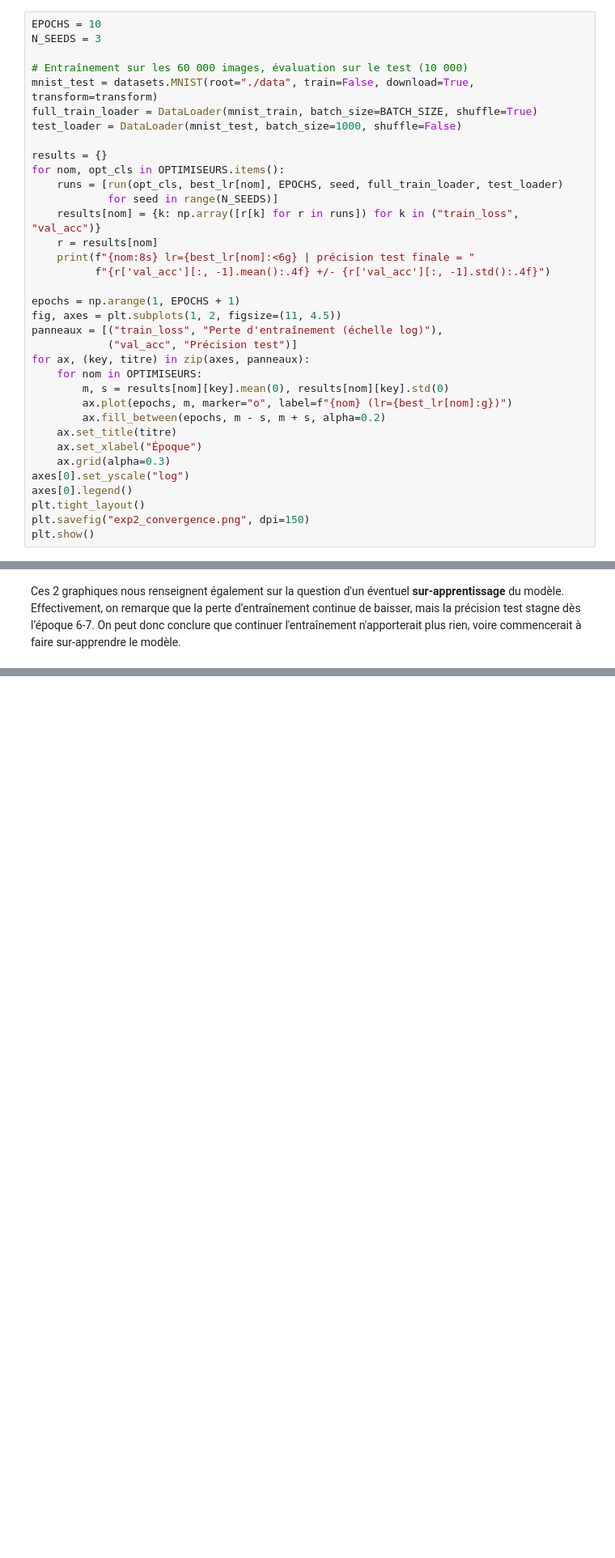
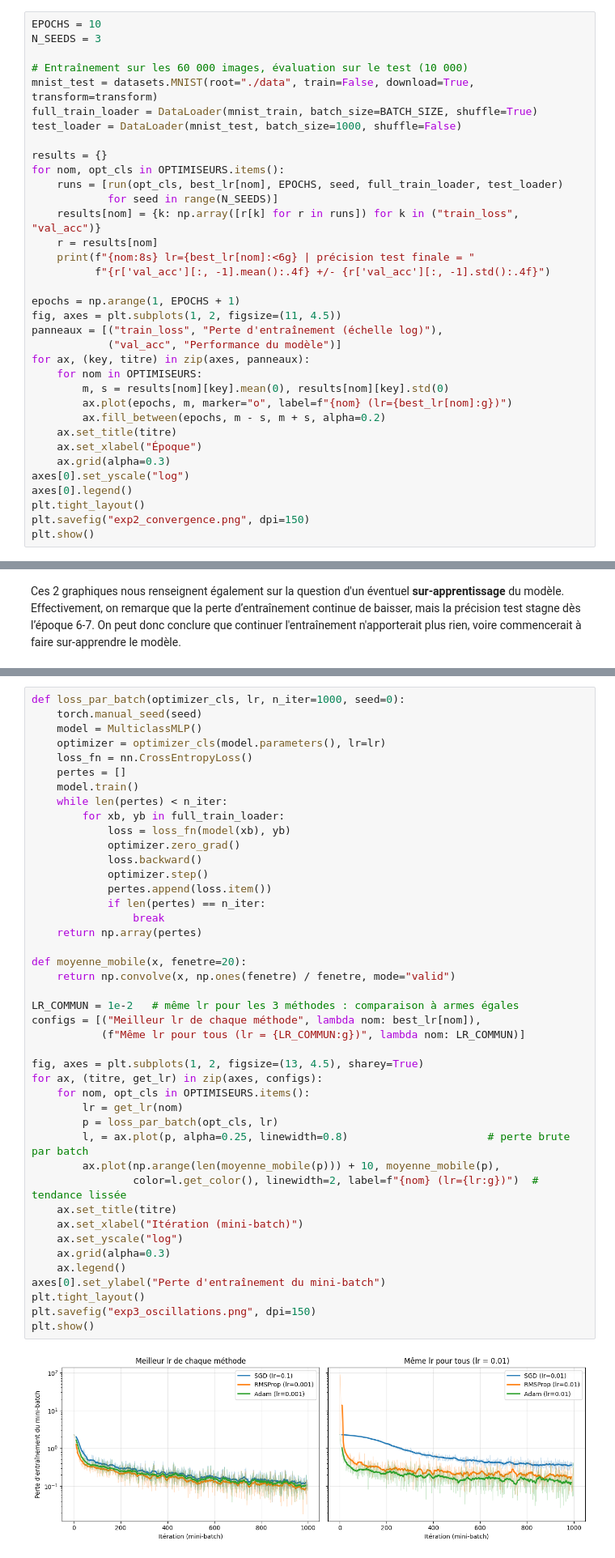
Before and after one commit to yunacann/Optimisation_projet, a Jupyter notebook: Projet.ipynb, the cells around one changed output, grey strips where cells are left out. Shown at 81% size. Drawn from its saved outputs; the diff is of its cells as text; blank space fills up the shorter version.

```diff
--- a/Projet.ipynb
+++ b/Projet.ipynb
@@ -130,7 +148,7 @@ for nom, opt_cls in OPTIMISEURS.items():
 epochs = np.arange(1, EPOCHS + 1)
 fig, axes = plt.subplots(1, 2, figsize=(11, 4.5))
 panneaux = [("train_loss", "Perte d'entraînement (échelle log)"),
-            ("val_acc", "Précision test")]
+            ("val_acc", "Performance du modèle")]
 for ax, (key, titre) in zip(axes, panneaux):
     for nom in OPTIMISEURS:
         m, s = results[nom][key].mean(0), results[nom][key].std(0)
@@ -185,0 +200,45 @@ A faire la prochaine fois : stabilité et qualité du minimum
+# %%
+def loss_par_batch(optimizer_cls, lr, n_iter=1000, seed=0):
+    torch.manual_seed(seed)
+    model = MulticlassMLP()
+    optimizer = optimizer_cls(model.parameters(), lr=lr)
+    loss_fn = nn.CrossEntropyLoss()
+    pertes = []
+    model.train()
+    while len(pertes) < n_iter:
+        for xb, yb in full_train_loader:
+            loss = loss_fn(model(xb), yb)
+            optimizer.zero_grad()
+            loss.backward()
+            optimizer.step()
+            pertes.append(loss.item())
+            if len(pertes) == n_iter:
+                break
+    return np.array(pertes)
+
+def moyenne_mobile(x, fenetre=20):
+    return np.convolve(x, np.ones(fenetre) / fenetre, mode="valid")
+
+LR_COMMUN = 1e-2   # même lr pour les 3 méthodes : comparaison à armes égales
+configs = [("Meilleur lr de chaque méthode", lambda nom: best_lr[nom]),
+           (f"Même lr pour tous (lr = {LR_COMMUN:g})", lambda nom: LR_COMMUN)]
+
+fig, axes = plt.subplots(1, 2, figsize=(13, 4.5), sharey=True)
+for ax, (titre, get_lr) in zip(axes, configs):
+    for nom, opt_cls in OPTIMISEURS.items():
+        lr = get_lr(nom)
+        p = loss_par_batch(opt_cls, lr)
+        l, = ax.plot(p, alpha=0.25, linewidth=0.8)                      # perte brute par batch
+        ax.plot(np.arange(len(moyenne_mobile(p))) + 10, moyenne_mobile(p),
+                color=l.get_color(), linewidth=2, label=f"{nom} (lr={lr:g})")  # tendance lissée
+    ax.set_title(titre)
+    ax.set_xlabel("Itération (mini-batch)")
+    ax.set_yscale("log")
+    ax.grid(alpha=0.3)
+    ax.legend()
+axes[0].set_ylabel("Perte d'entraînement du mini-batch")
+plt.tight_layout()
+plt.savefig("exp3_oscillations.png", dpi=150)
+plt.show()
+# %% [output]
+[figure, added]
```
Also changed, not shown: parts of 11 cells of this notebook.
